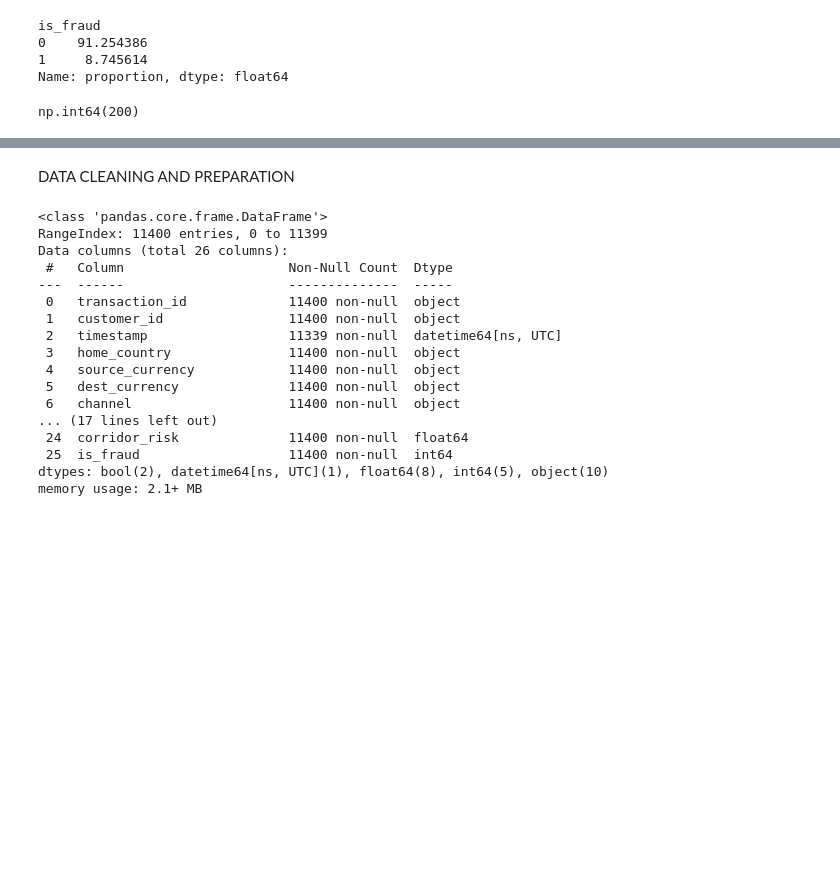
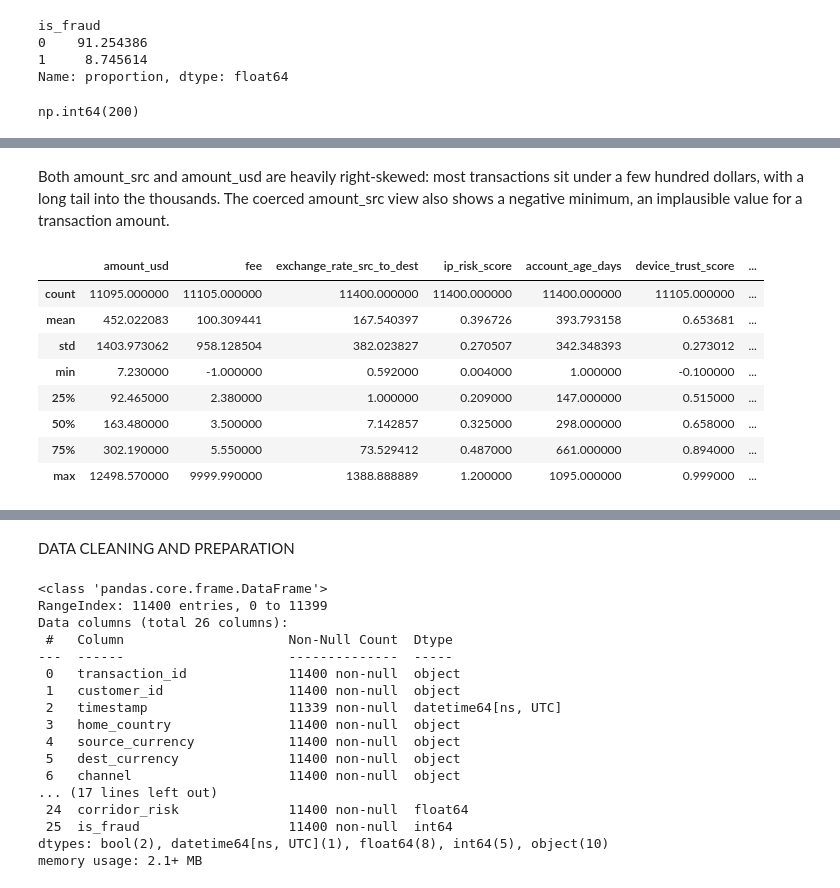
Before and after one commit to Chekwube-Uzoegwu/Fraudulent_Transaction_Detection_for_Finlora, a Jupyter notebook: Notebooks/Data_cleaning.ipynb, the cells around one changed output, grey strips where cells are left out. Saved outputs shown, nothing was run; the diff lists cells and outputs as text; code cells hidden in the pictures; blank space fills up the shorter version.

```diff
--- a/Notebooks/Data_cleaning.ipynb
+++ b/Notebooks/Data_cleaning.ipynb
@@ -187,0 +232,17 @@ np.int64(200)
+# %% [markdown]
+Both amount_src and amount_usd are heavily right-skewed: most transactions sit under a few hundred dollars, with a long tail into the thousands. The coerced amount_src view also shows a negative minimum, an implausible value for a transaction amount.
+# %%
+# describe() across all numeric columns, on the raw data, to surface
+# implausible values such as negatives
+numeric_cols_raw = customer_transaction_data.select_dtypes(include=['int64', 'float64']).columns
+customer_transaction_data[numeric_cols_raw].describe()
+# %% [output]
+|  | amount_usd | fee | exchange_rate_src_to_dest | ip_risk_score | account_age_days | device_trust_score | ... |
+| count | 11095.000000 | 11105.000000 | 11400.000000 | 11400.000000 | 11400.000000 | 11105.000000 | ... |
+| mean | 452.022083 | 100.309441 | 167.540397 | 0.396726 | 393.793158 | 0.653681 | ... |
+| std | 1403.973062 | 958.128504 | 382.023827 | 0.270507 | 342.348393 | 0.273012 | ... |
+| min | 7.230000 | -1.000000 | 0.592000 | 0.004000 | 1.000000 | -0.100000 | ... |
+| 25% | 92.465000 | 2.380000 | 1.000000 | 0.209000 | 147.000000 | 0.515000 | ... |
+| 50% | 163.480000 | 3.500000 | 7.142857 | 0.325000 | 298.000000 | 0.658000 | ... |
+| 75% | 302.190000 | 5.550000 | 73.529412 | 0.487000 | 661.000000 | 0.894000 | ... |
+| max | 12498.570000 | 9999.990000 | 1388.888889 | 1.200000 | 1095.000000 | 0.999000 | ... |
```
Also changed, not shown: parts of 6 cells of this notebook.
